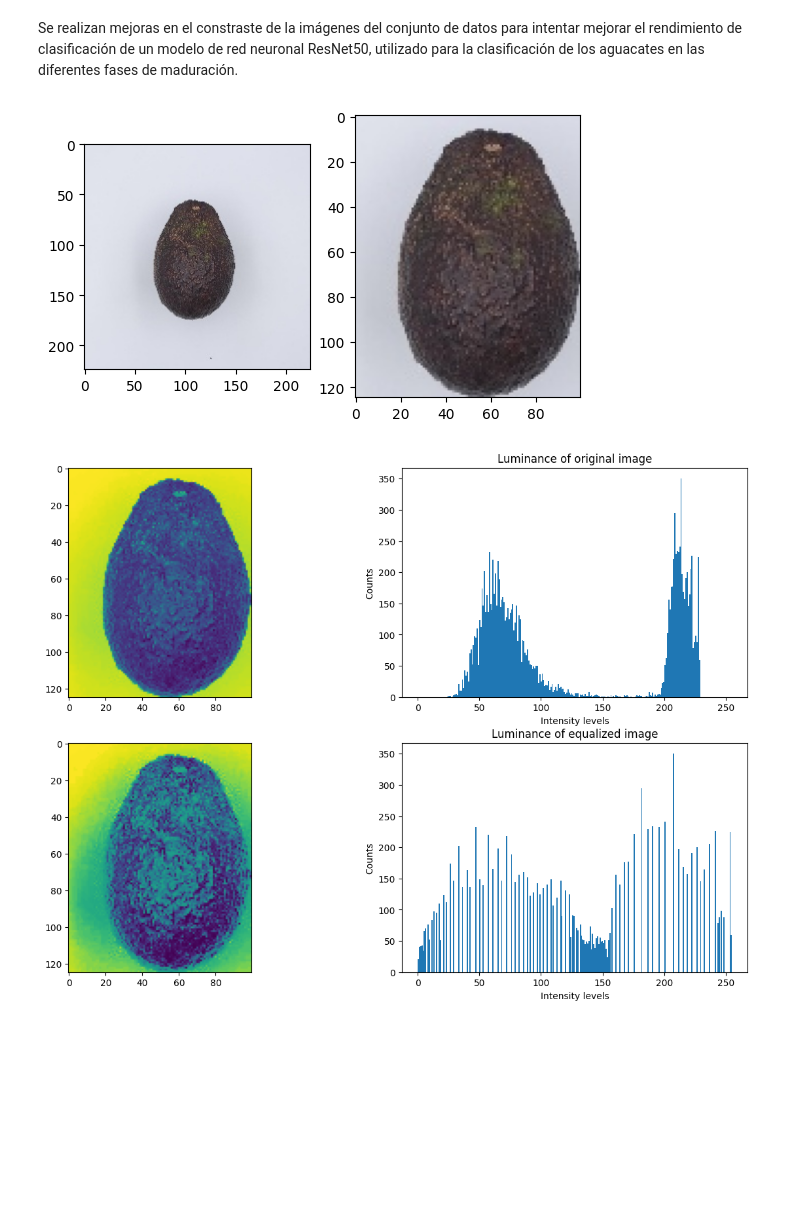
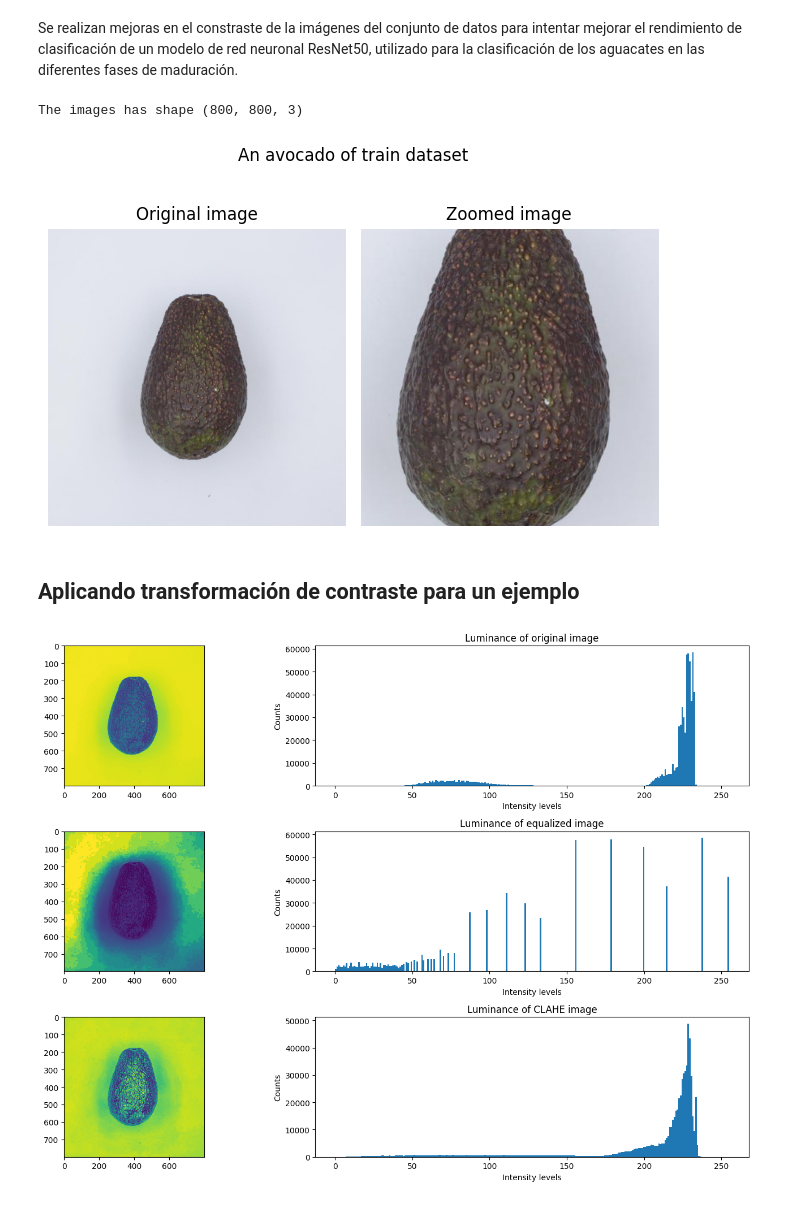
Before and after one commit to ThesplumCoder/digital-image-processing, a Jupyter notebook: project/contrast-enhancements.ipynb, the cells around one changed output. Drawn from its saved outputs; the diff is of its cells as text; code cells hidden in the pictures; blank space fills up the shorter version.

Commit message:
Add full workflow on dataset.

```diff
--- a/project/contrast-enhancements.ipynb
+++ b/project/contrast-enhancements.ipynb
@@ -8,34 +8,49 @@ import numpy as np
 import cv2 as cv
 import matplotlib.pyplot as plt
 # %%
-BASE_DIR = './data'
+BASE_DIR = './t20&tam'
 
-avocados_train = []
+train_files = []
+train_data = []
 for dirname, _, filenames in os.walk(f'{BASE_DIR}/train'):
     for filename in filenames:
         try:
-            avocados_train.append(cv.cvtColor(cv.imread(os.path.join(dirname, filename)), cv.COLOR_BGR2RGB))
+            train_data.append(cv.cvtColor(cv.imread(os.path.join(dirname, filename)), cv.COLOR_BGR2RGB))
+            train_files.append(filename)
         except Exception as e:
             print(f'Unable to load: {filename} by exception \n {e}')
+# %%
+print(f'The images has shape {train_data[0].shape}')
+# %% [output]
+The images has shape (800, 800, 3)
 # %%
 plt.subplot(1, 2, 1)
-plt.imshow(avocados_train[0])
+plt.imshow(train_data[0])
+plt.axis('off')
+plt.title('Original image')
 plt.subplot(1, 2, 2)
-plt.imshow(avocados_train[0][50:175, 50:150, :])
+plt.imshow(train_data[0][200:601, 200:601, :])
+plt.axis('off')
+plt.title('Zoomed image')
+
+plt.tight_layout()
+plt.suptitle('An avocado of train dataset')
 plt.show()
 # %% [output]
-[figure, old version]
+[figure, new version]
+# %% [markdown]
+## Aplicando transformación de contraste para un ejemplo
 # %%
 # Convert RGB to LAB space. For L layer.
-temp = cv.cvtColor(avocados_train[0][50:175, 50:150, :], cv.COLOR_RGB2LAB)
+temp = cv.cvtColor(train_data[0][:, :, :], cv.COLOR_RGB2LAB)
 l, a, b = cv.split(temp)
 
 plt.figure(figsize=(15, 10))
-plt.subplot(2, 2, 1)
+plt.subplot(3, 2, 1)
 plt.imshow(l)
 
 # Compute histogram of L layer
-plt.subplot(2, 2, 2)
+plt.subplot(3, 2, 2)
 plt.hist(np.ravel(l), bins=256, range=(0, 255))
 plt.xlabel('Intensity levels')
 plt.ylabel('Counts')
@@ -43,15 +58,30 @@ plt.title('Luminance of original image')
 
 # Apply histogram equalization of image
 temp2 = cv.equalizeHist(l)
-plt.subplot(2, 2, 3)
+plt.subplot(3, 2, 3)
 plt.imshow(temp2)
 
 # Compute histogram of L layer
-plt.subplot(2, 2, 4)
+plt.subplot(3, 2, 4)
 plt.hist(np.ravel(temp2), bins=256, range=(0, 255))
 plt.xlabel('Intensity levels')
 plt.ylabel('Counts')
 plt.title('Luminance of equalized image')
+
+#Apply CLAHE method on L layer.
+clahe = cv.createCLAHE(clipLimit=4.0, tileGridSize=(8,8))
+temp3 = clahe.apply(l)
+plt.subplot(3, 2, 5)
+plt.imshow(temp3)
+
+# Compute histogram after CLAHE.
+plt.subplot(3, 2, 6)
+plt.hist(np.ravel(temp3), bins=256, range=(0, 255))
+plt.xlabel('Intensity levels')
+plt.ylabel('Counts')
+plt.title('Luminance of CLAHE image')
+
+plt.tight_layout()
 plt.show()
 # %% [output]
-[figure, old version]
+[figure, new version]
```
Also changed, not shown: parts of 8 cells of this notebook.
